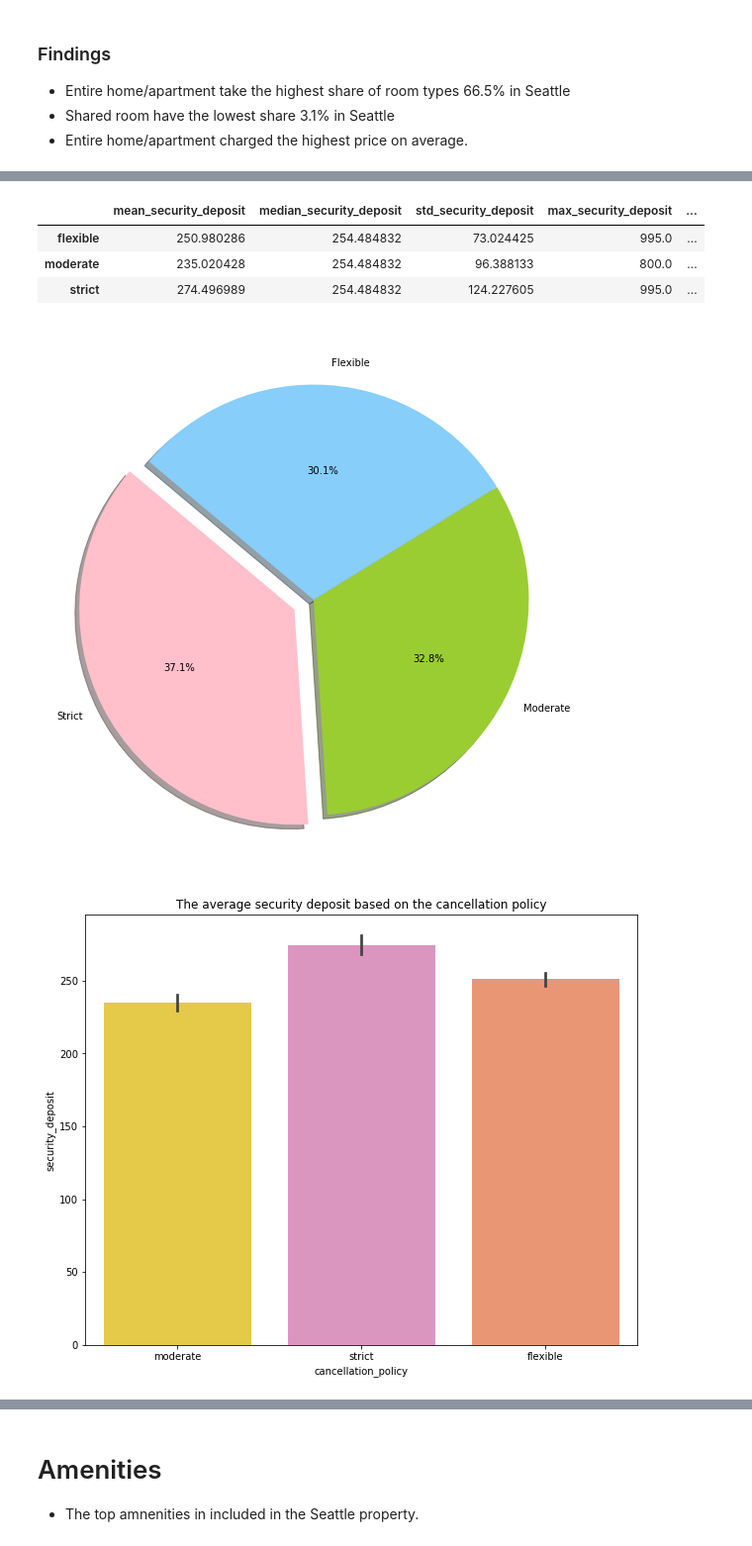
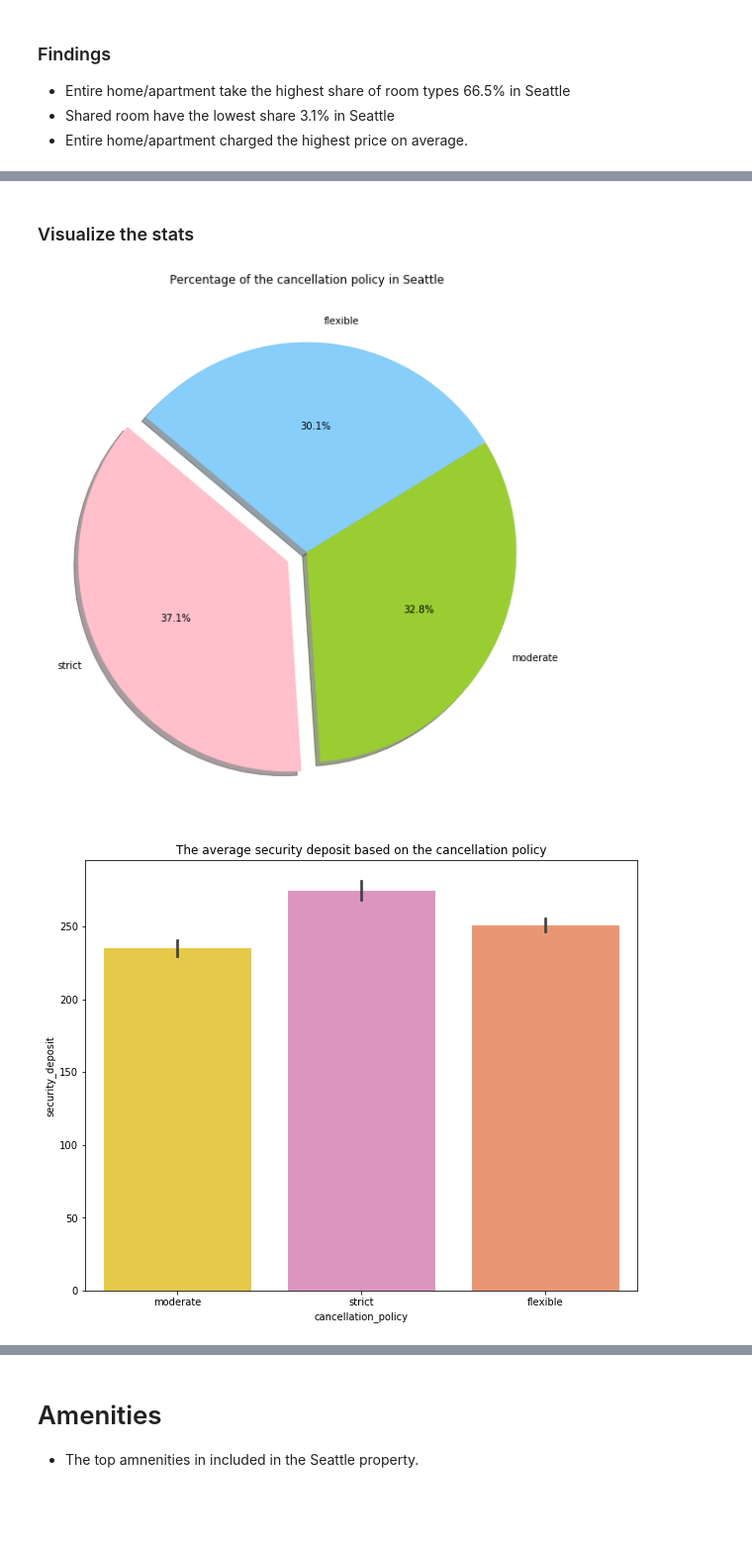
Before and after one commit to OliviaNabbosa89/DS_project1, a Jupyter notebook: Listings_EDA.ipynb, the cells around one changed output, grey strips where cells are left out. Shown: that part at 99% size. Saved outputs shown, nothing was run; the diff lists cells and outputs as text; code cells hidden in the pictures; blank space fills up the shorter version.

```diff
--- a/Listings_EDA.ipynb
+++ b/Listings_EDA.ipynb
@@ -330,0 +371,3 @@ stats_description(df,"room_type",'cleaning_fee')
+# %%
+cancellation_policy_count = cat_counts(df,"cancellation_policy")
+cancellation_policy_count
@@ -331,35 +388,22 @@ stats_description(df,"room_type",'cleaning_fee')
+# %% [markdown]
+### Visualize the stats
 # %%
-df['cancellation_policy'].value_counts()
-room_dict = df['cancellation_policy'].value_counts().to_dict()
-room_list=[]
-for key, value in room_dict.items():
-    temp = [key,value]
-    room_list.append(temp)
-
-# make dataframe from neighborhood_list
-dff = pd.DataFrame(room_list, columns=['Policy','Count'])
-dff['Perc'] = dff['Count']/np.sum(dff['Count'])
-
-labels = 'Strict', 'Moderate', 'Flexible'
-sizes = [dff['Perc'][0], dff['Perc'][1], dff['Perc'][2]]
+# Define the pie-chart
+labels = cancellation_policy_count['cancellation_policy']
+sizes = cancellation_policy_count['Count']
 colors = ['pink', 'yellowgreen','lightskyblue']
 explode = (0.1, 0, 0)  # explode 1st slice
 
-# Plot
+# Pie chart
 plt.figure(figsize=(10,10))
 plt.pie(sizes, explode=explode, labels=labels, colors=colors,
 autopct='%1.1f%%', shadow=True, startangle=140)
+plt.title('Percentage of the cancellation policy in Seattle');
 
-
+# Bar plot
 plt.figure(figsize=(10, 8))
 sns.barplot(x='cancellation_policy',y='security_deposit',data=df,palette = "Set2_r");
 plt.title('The average security deposit based on the cancellation policy');
-
-stats_description(df,"cancellation_policy",'security_deposit')
 # %% [output]
-|  | mean_security_deposit | median_security_deposit | std_security_deposit | max_security_deposit | ... |
-| flexible | 250.980286 | 254.484832 | 73.024425 | 995.0 | ... |
-| moderate | 235.020428 | 254.484832 | 96.388133 | 800.0 | ... |
-| strict | 274.496989 | 254.484832 | 124.227605 | 995.0 | ... |
-[figure, old version]
+[figure, new version]
 [figure]
```
Also changed, not shown: parts of 41 cells of this notebook, 5 other files.
